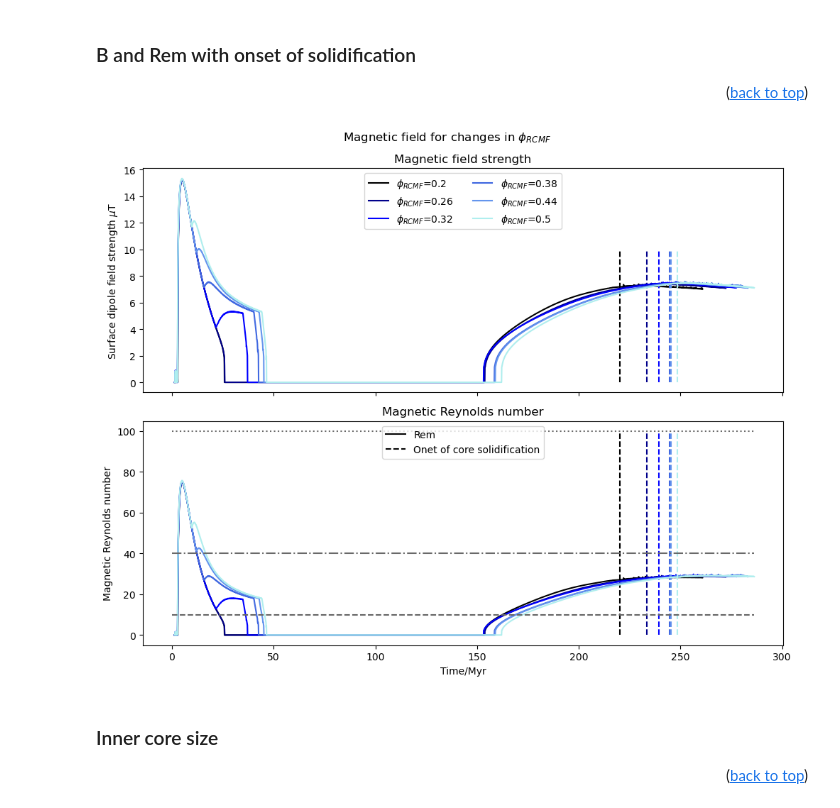
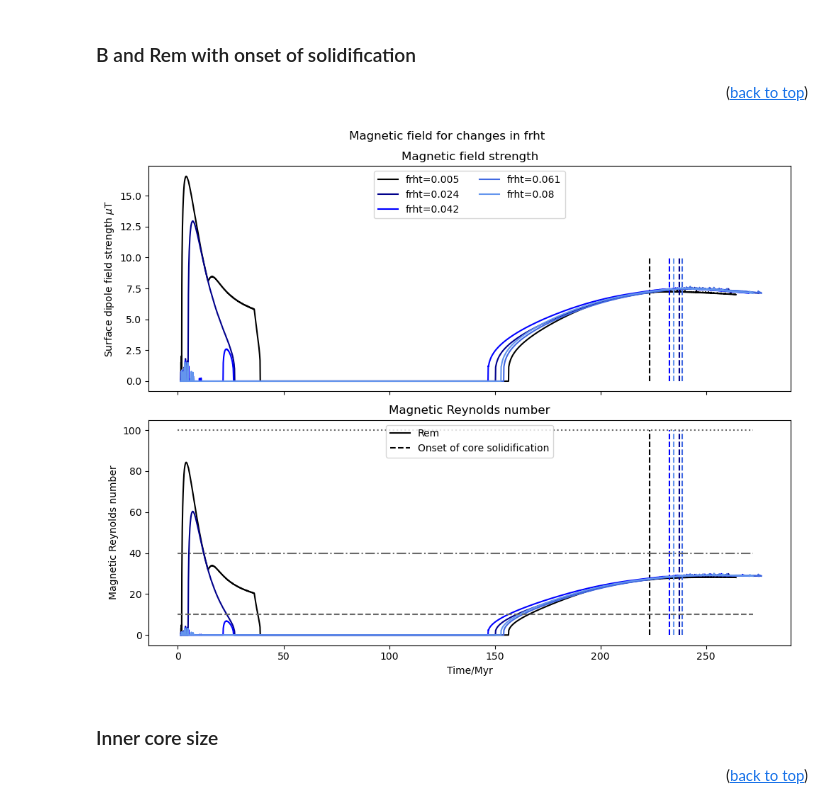
Before and after one commit to Hannah-RS/planetesimal-magnetic-history, a Jupyter notebook: Plotting_scripts/Single_var_comparison.ipynb, the cells around one changed output. Drawn from its saved outputs; the diff is of its cells as text; code cells hidden in the pictures.

Commit message:
Added plot for stagnant lid thickness

```diff
--- a/Plotting_scripts/Single_var_comparison.ipynb
+++ b/Plotting_scripts/Single_var_comparison.ipynb
@@ -48,10 +49,10 @@ Myr = 365*24*3600*1e6 #number of s in Myr
 # %% [markdown]
 Choose your variable of interest
 # %%
-var = 'rcmf'
+var = 'frht'
 varlab = labels[var]
 logvar = False
-save = False
+save = True
 path = '../Results_combined/'+folder+f"params_{subfolders[var]}/"
 # %% [markdown]
 Import the temperature profile data for the two endmembers
@@ -552,41 +577,37 @@ for i in range(nrun):
         ax[0].plot(comp_t[Rem_c!=0],Bcomp[Rem_c!=0],color=colors[i])
         ax[0].vlines(tplot[buoy>0][0],0,10,color=colors[i],linestyle='dashed')
     else:
-        ax[0].plot(therm_t,Btherm,color=colors[i],label=f'{varlab}={varval}')
+        ax[0].plot(therm_t,Btherm,color=colors[i],label=f'{varlab}={varval:.2g}')
         ax[0].plot(comp_t[Rem_c!=0],Bcomp[Rem_c!=0],color=colors[i])
         ax[0].vlines(tplot[buoy>0][0],0,10,color=colors[i],linestyle='dashed')
 
     #Rem plot
     if i == 0:
         ax[1].plot(therm_t,Rem_t,color=colors[i])
         ax[1].plot(comp_t[Rem_c!=0],Rem_c[Rem_c!=0],color=colors[i],label='Rem')
-        ax[1].vlines(tplot[buoy>0][0],0,100,color=colors[i],linestyle='dashed',label='Onet of core solidification')
+        ax[1].vlines(tplot[buoy>0][0],0,100,color=colors[i],linestyle='dashed',label='Onset of core solidification')
     else:
         ax[1].plot(therm_t,Rem_t,color=colors[i])
         ax[1].plot(comp_t[Rem_c!=0],Rem_c[Rem_c!=0],color=colors[i])
         ax[1].vlines(tplot[buoy>0][0],0,100,color=colors[i],linestyle='dashed')
 
 ax[1].hlines(10,xmin=0,xmax=comp_t[Rem_c>0][-1],color='dimgray',linestyle='--')
 ax[1].hlines(40,xmin=0,xmax=comp_t[Rem_c>0][-1],color='dimgray',linestyle='-.')
 ax[1].hlines(100,xmin=0,xmax=comp_t[Rem_c>0][-1],color='dimgray',linestyle='dotted')
 
 ax[0].set_ylabel('Surface dipole field strength $\\mu$T')
 ax[1].set_ylabel('Magnetic Reynolds number')
-ax2.set_ylabel('Buoyancy flux/thermal flux')
-ax3.set_ylabel('Buoyancy flux/thermal flux')
 
 ax[1].set_xlabel('Time/Myr')
 ax[0].legend(ncols=2,loc='upper center')
 ax[1].legend(loc='upper center')
-ax2.set_yscale('log')
-ax3.set_yscale('log')
 ax[0].set_title('Magnetic field strength')
 ax[1].set_title('Magnetic Reynolds number')
 
 if save == True:
     plt.savefig(f'../Plots/{folder}BRem_onset_{var}.png',dpi=450,bbox_inches='tight')
 # %% [output]
-[figure, old version]
+[figure, new version]
 # %% [markdown]
 ### Inner core size <a class="anchor" id="f"></a>
 <p align="right">(<a href="#top">back to top</a>)</p>
```
Also changed, not shown: parts of 9 cells of this notebook.
